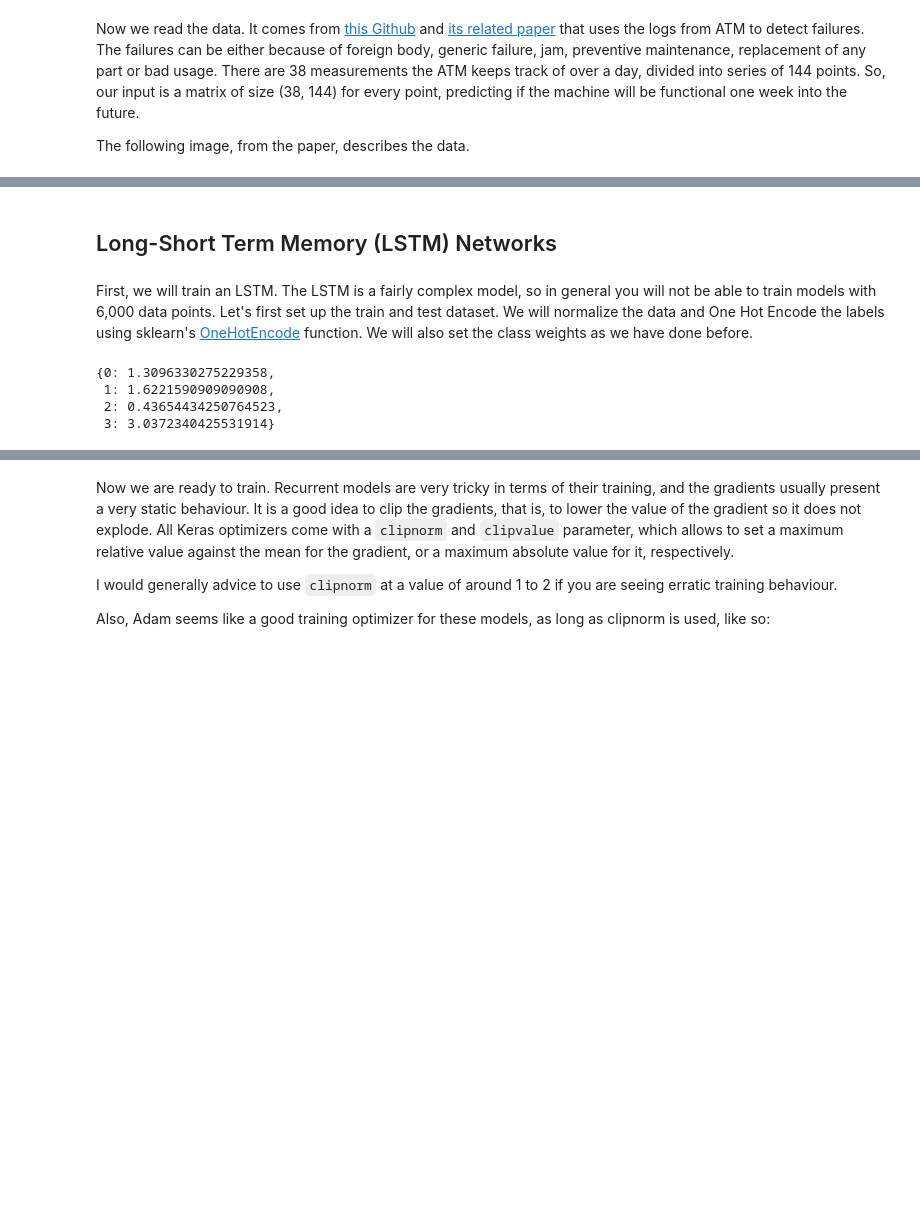
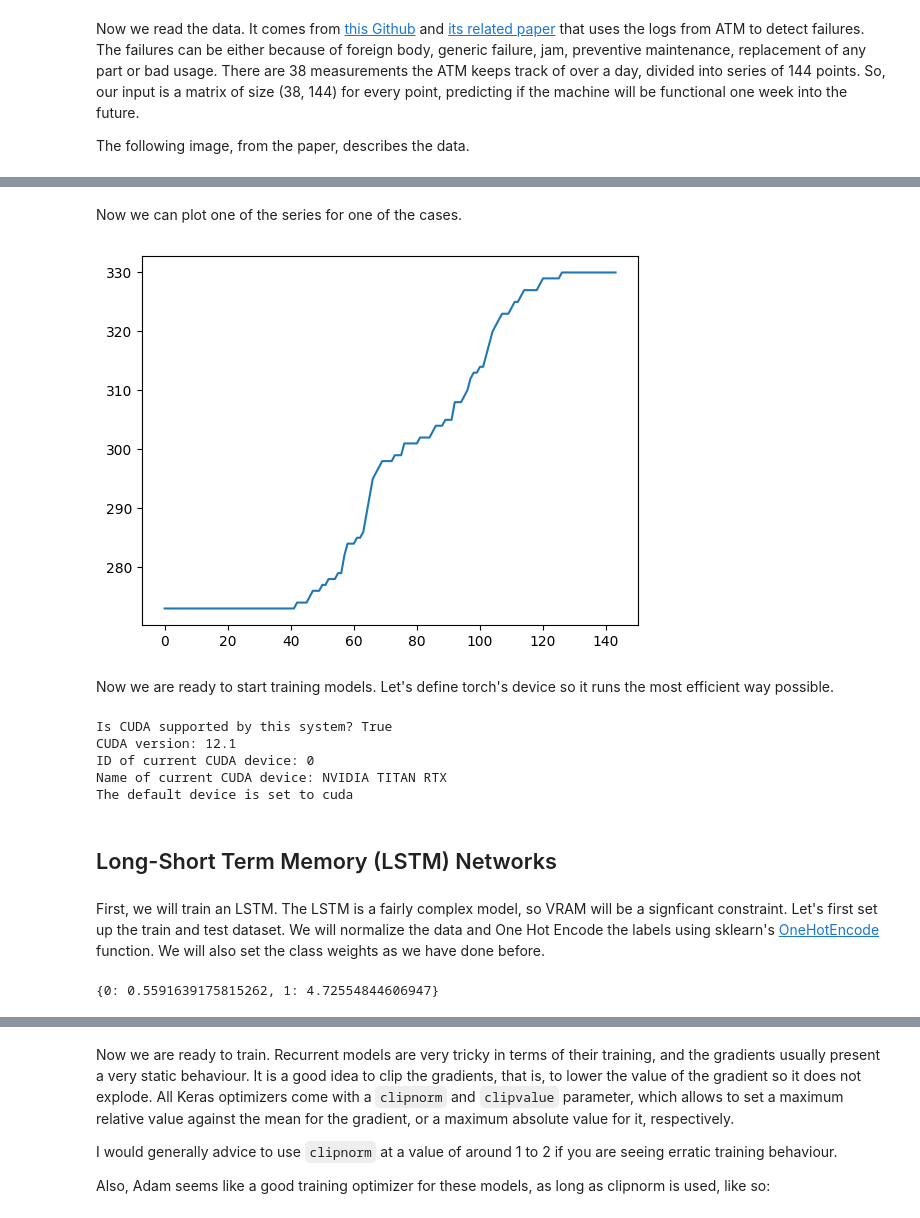
Before and after one commit to CBravoR/AdvancedAnalyticsLabs, a Jupyter notebook: notebooks/python/Lab_Recurrent_Models.ipynb, the cells around one changed output, grey strips where cells are left out. Drawn from its saved outputs; the diff is of its cells as text; code cells hidden in the pictures; blank space fills up the shorter version.

```diff
--- a/notebooks/python/Lab_Recurrent_Models.ipynb
+++ b/notebooks/python/Lab_Recurrent_Models.ipynb
@@ -76,7 +43,12 @@ The following image, from the paper, describes the data.
 ![image.png](embedded-picture-1)
 # %%
 # Read the data
-X, y = load_sigma_dataset('sigma_pdm.npy')
+data = np.load('sigma_pdm.npy', allow_pickle=True)
+
+X = data[:, :-4, :]
+y = data[:, -4:, -1]
+
+del data
 
 # Move to pandas
 y_df = pd.DataFrame(y, columns = ['ID', 'Day', 'Type', 'Status'])
@@ -87,6 +59,10 @@ x_df
 
 # Add the target
 x_df['target'] = y_df['Status'].values
+
+# Split the data
+seed = 20240202
+x_df['if_test'] = np.random.RandomState(seed=seed).binomial(1, 0.3, size=x_df.shape[0])
 x_df.head()
 # %% [output]
 |  | 0 | 1 | 2 | 3 | 4 | 5 | 6 | 7 | 8 | 9 | ... | ... |
@@ -167,11 +78,41 @@ See the caveats in the documentation: https://pandas.pydata.org/pandas-docs/stab
+# %% [markdown]
+Now we can plot one of the series for one of the cases.
+# %%
+# For case 3, plot series 9.
+plt.plot(x_df[2][8])
+plt.show()
+# %% [output]
+[figure, added]
+# %% [markdown]
+Now we are ready to start training models. Let's define torch's device so it runs the most efficient way possible.
+# %%
+print(f"Is CUDA supported by this system? {torch.cuda.is_available()}")
+print(f"CUDA version: {torch.version.cuda}")
+
+# Storing ID of current CUDA device
+cuda_id = torch.cuda.current_device()
+print(f"ID of current CUDA device: {torch.cuda.current_device()}")
+
+print(f"Name of current CUDA device: {torch.cuda.get_device_name(cuda_id)}")
+
+# Making the code device-agnostic
+device = 'cuda' if torch.cuda.is_available() else 'cpu'
+print(f"The default device is set to {device}")
+# %% [output]
+Is CUDA supported by this system? True
+CUDA version: 12.1
+ID of current CUDA device: 0
+Name of current CUDA device: NVIDIA TITAN RTX
+The default device is set to cuda
 # %% [markdown]
 ## Long-Short Term Memory (LSTM) Networks
 # %% [markdown]
-First, we will train an LSTM. The LSTM is a fairly complex model, so in general you will not be able to train models with 6,000 data points. Let's first set up the train and test dataset. We will normalize the data and One Hot Encode the labels using sklearn's [OneHotEncode](https://scikit-learn.org/stable/modules/generated/sklearn.preprocessing.OneHotEncoder.html) function. We will also set the class weights as we have done before.
+First, we will train an LSTM. The LSTM is a fairly complex model, so VRAM will be a signficant constraint. Let's first set up the train and test dataset. We will normalize the data and One Hot Encode the labels using sklearn's [OneHotEncode](https://scikit-learn.org/stable/modules/generated/sklearn.preprocessing.OneHotEncoder.html) function. We will also set the class weights as we have done before.
 # %%
 # Create train and test datasets.
-x_train = np.array([val.ravel() for val in sleep_df.loc[sleep_df['if_test']==0, 'eeg']])
-x_test = np.array([val.ravel() for val in sleep_df.loc[sleep_df['if_test']==1, 'eeg']])
+x_column = 8
+x_train = np.array([val.ravel() for val in x_df.loc[x_df['if_test']==0, x_column]])
+x_test = np.array([val.ravel() for val in x_df.loc[x_df['if_test']==1, x_column]])
 
 # Normalize train and test
 max_value = x_train.max()
@@ -181,9 +122,9 @@ x_train = (x_train - min_value) / (max_value - min_value)
 x_test = (x_test - min_value) / (max_value - min_value)
 
 # Encode test set
-enc = OneHotEncoder(sparse=False, handle_unknown='ignore')
-y_train = enc.fit_transform(sleep_df.loc[sleep_df['if_test']==0, 'target'].values.reshape(-1, 1))
-y_test = enc.transform(sleep_df.loc[sleep_df['if_test']==1, 'target'].values.reshape(-1, 1))
+enc = OneHotEncoder(sparse_output=False, handle_unknown='ignore')
+y_train = enc.fit_transform(x_df.loc[x_df['if_test']==0, 'target'].values.reshape(-1, 1))
+y_test = enc.transform(x_df.loc[x_df['if_test']==1, 'target'].values.reshape(-1, 1))
 
 # Class weights
 y_integers = np.argmax(y_train, axis=1)
@@ -193,9 +134,6 @@ class_weights = class_weight.compute_class_weight('balanced',
 class_weights_dict = dict(enumerate(class_weights))
 class_weights_dict
 # %% [output]
-{0: 1.3096330275229358,
- 1: 1.6221590909090908,
- 2: 0.43654434250764523,
- 3: 3.0372340425531914}
+{0: 0.5591639175815262, 1: 4.72554844606947}
 # %% [markdown]
 
```
Also changed, not shown: parts of 36 cells of this notebook, 1 other file.
